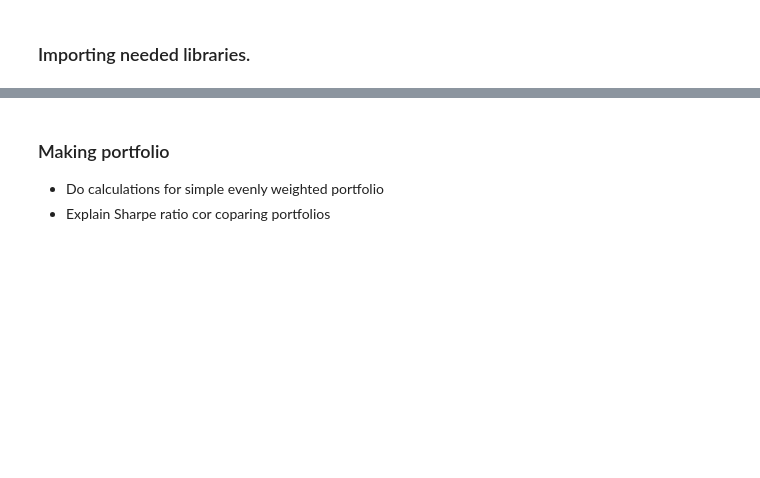
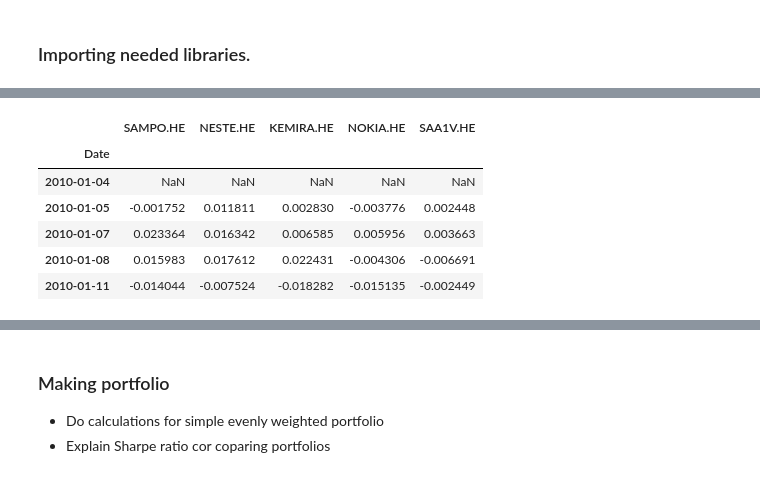
Before and after one commit to sarogov/basic-stock-analysis, a Jupyter notebook: Optimization_of_a_portfolio.ipynb, the cells around one changed output, grey strips where cells are left out. Saved outputs shown, nothing was run; the diff lists cells and outputs as text; code cells hidden in the pictures; blank space fills up the shorter version.

```diff
--- a/Optimization_of_a_portfolio.ipynb
+++ b/Optimization_of_a_portfolio.ipynb
@@ -55,0 +78,11 @@ memory usage: 125.5 KB
+# %%
+simple_daily_returns = stocks/stocks.shift(1) - 1
+simple_daily_returns.head()
+# %% [output]
+|  | SAMPO.HE | NESTE.HE | KEMIRA.HE | NOKIA.HE | SAA1V.HE |
+| Date |  |  |  |  |  |
+| 2010-01-04 | NaN | NaN | NaN | NaN | NaN |
+| 2010-01-05 | -0.001752 | 0.011811 | 0.002830 | -0.003776 | 0.002448 |
+| 2010-01-07 | 0.023364 | 0.016342 | 0.006585 | 0.005956 | 0.003663 |
+| 2010-01-08 | 0.015983 | 0.017612 | 0.022431 | -0.004306 | -0.006691 |
+| 2010-01-11 | -0.014044 | -0.007524 | -0.018282 | -0.015135 | -0.002449 |
```
Also changed, not shown: parts of 9 cells of this notebook.
